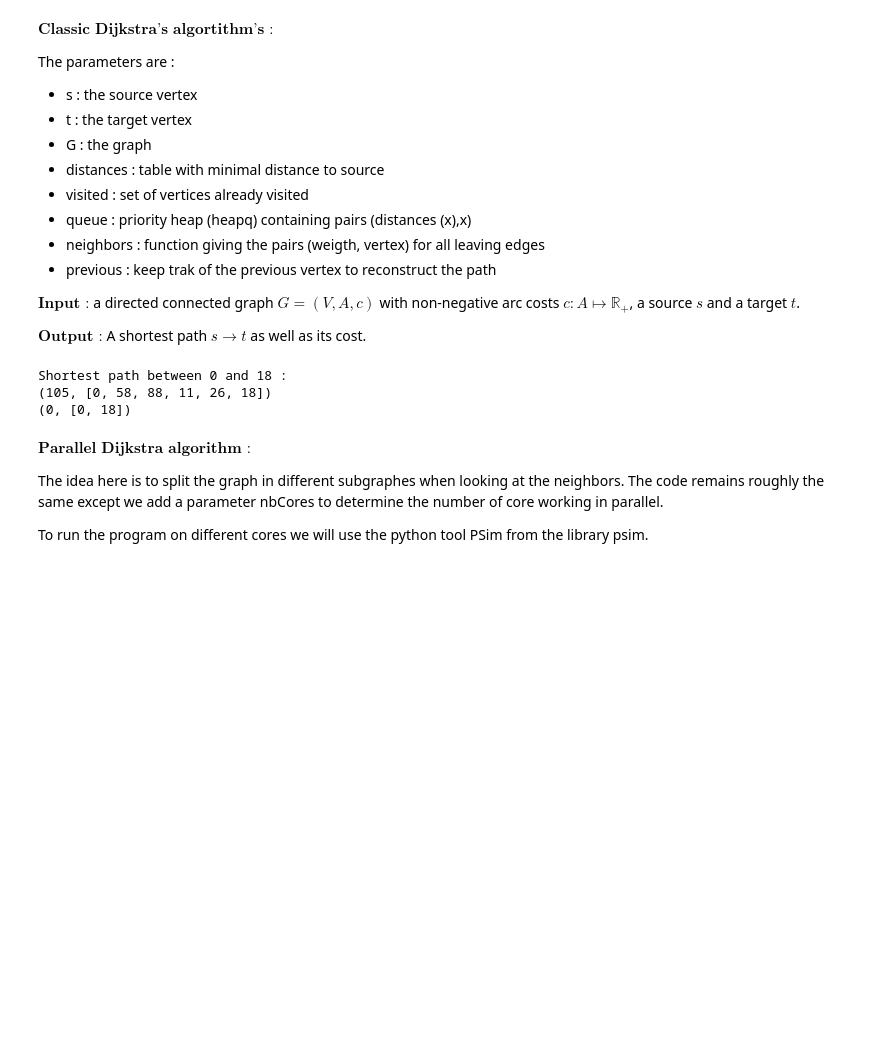
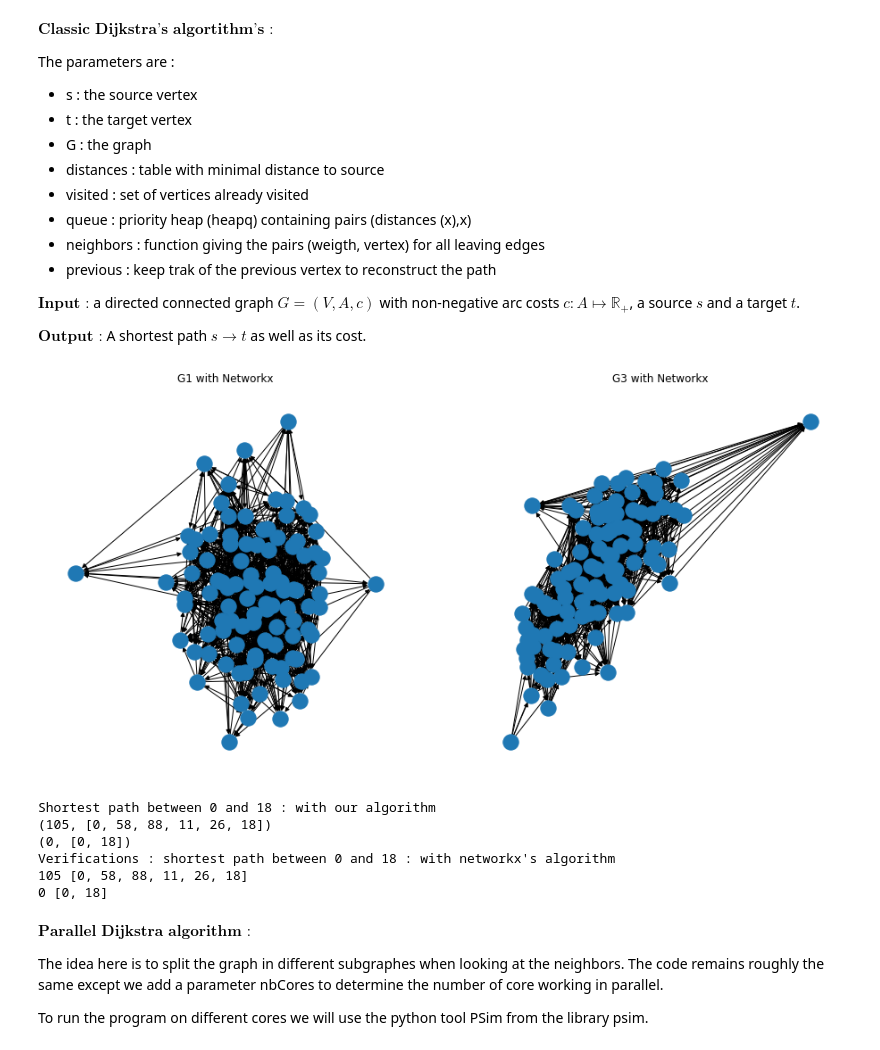
Before and after one commit to louiscmc/proj_info_442, a Jupyter notebook: Projet_Info.ipynb, the cells around one changed output. Cells and saved outputs as stored; diff of their text form; code cells hidden in the pictures; blank space fills up the shorter version.

```diff
--- a/Projet_Info.ipynb
+++ b/Projet_Info.ipynb
@@ -36,3 +37,30 @@ import numpy as np
 import matplotlib.pyplot as plt
 # tqdm is a python library which gives us an indication in real time about the progress of the computations
 from tqdm import tqdm
+# %%
+# To build the graphs, we use the library networkx
+def makeGraph_nx(data) :
+    G = nx.DiGraph()
+    lines = np.loadtxt(data)
+
+    for vert in lines:
+        G.add_node(int(vert[0]-1))
+        G.add_edge(int(vert[0]-1), int(vert[1]-1), weight=int(vert[2]))
+    return G
+
+
+G1_nx=makeGraph_nx("rcsp1.txt")
+G3_nx=makeGraph_nx("rcsp3.txt")
+
+
+plt.figure(figsize=[16,8])
+plt.subplot(121)
+plt.title("G1 with Networkx")
+nx.draw(G1_nx)
+
+plt.subplot(122)
+plt.title("G3 with Networkx")
+nx.draw(G3_nx)
+plt.show()
+# %% [output]
+[figure, added]
@@ -117,20 +145,27 @@ def dijkstra (s, t, G):
     return np.inf
 # %%
 # Tests on the given data :
-
 G1= makeGraph("rcsp1.txt")
 G3= makeGraph("rcsp3.txt")
 
 s=0
 t=18
 
-print(f"Shortest path between {s} and {t} :")
+print(f"Shortest path between {s} and {t} : with our algorithm")
 print(dijkstra (s, t, G1))
 print(dijkstra (s, t, G3))
+
+# tests with networkx :
+print(f"Verifications : shortest path between {s} and {t} : with networkx's algorithm")
+print(nx.shortest_path_length(G1_nx, source=s, target=18, weight="weight"),nx.shortest_path(G1_nx, source=s, target=t, weight="weight"))
+print(nx.shortest_path_length(G3_nx, source=s, target=18, weight="weight"),nx.shortest_path(G3_nx, source=s, target=t, weight="weight"))
 # %% [output]
-Shortest path between 0 and 18 :
+Shortest path between 0 and 18 : with our algorithm
 (105, [0, 58, 88, 11, 26, 18])
 (0, [0, 18])
+Verifications : shortest path between 0 and 18 : with networkx's algorithm
+105 [0, 58, 88, 11, 26, 18]
+0 [0, 18]
 # %% [markdown]
 $\textbf{Parallel Dijkstra algorithm :}$
 
```
Also changed, not shown: parts of 6 cells of this notebook.
